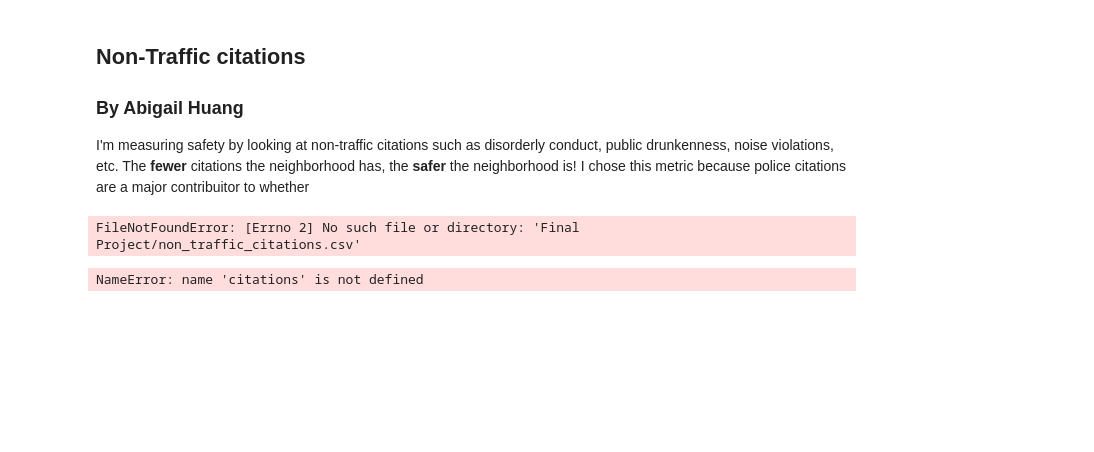
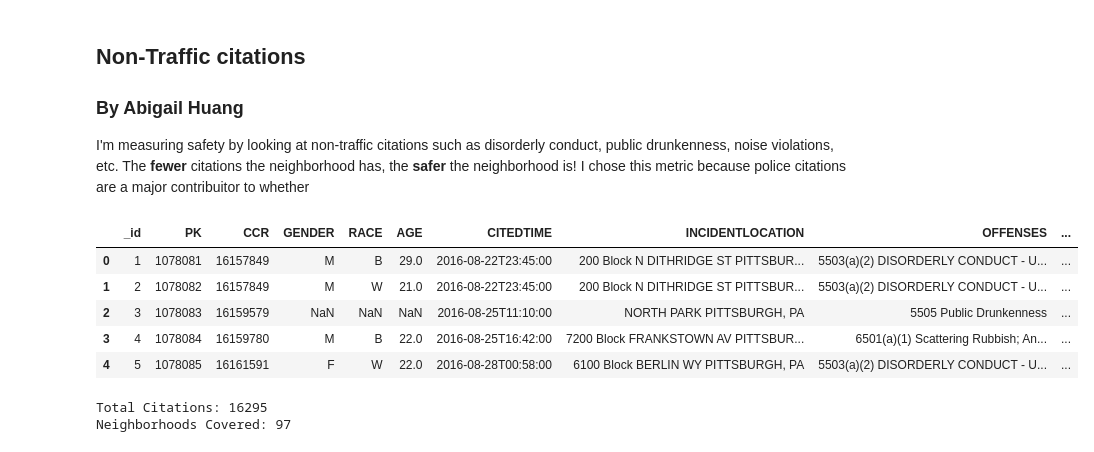
Before and after one commit to ajmitchell07/Final-Project-Best-Pittsburgh-Neighborhood-, a Jupyter notebook: individual_work/Abigail-Huang-Analysis.ipynb, the cells around one changed output. Cells and saved outputs as stored; diff of their text form; code cells hidden in the pictures; blank space fills up the shorter version.

```diff
--- a/individual_work/Abigail-Huang-Analysis.ipynb
+++ b/individual_work/Abigail-Huang-Analysis.ipynb
@@ -7,10 +8,16 @@ import pandas as pd
 # %%
-citations = pd.read_csv("Final Project/non_traffic_citations.csv")
+citations = pd.read_csv("../data/non_traffic_citations.csv")
 citations.head()
 # %% [output]
-FileNotFoundError: [Errno 2] No such file or directory: 'Final Project/non_traffic_citations.csv'
+|  | _id | PK | CCR | GENDER | RACE | AGE | CITEDTIME | INCIDENTLOCATION | OFFENSES | ... |
+| 0 | 1 | 1078081 | 16157849 | M | B | 29.0 | 2016-08-22T23:45:00 | 200 Block N DITHRIDGE ST PITTSBUR... | 5503(a)(2) DISORDERLY CONDUCT - U... | ... |
+| 1 | 2 | 1078082 | 16157849 | M | W | 21.0 | 2016-08-22T23:45:00 | 200 Block N DITHRIDGE ST PITTSBUR... | 5503(a)(2) DISORDERLY CONDUCT - U... | ... |
+| 2 | 3 | 1078083 | 16159579 | NaN | NaN | NaN | 2016-08-25T11:10:00 | NORTH PARK PITTSBURGH, PA | 5505 Public Drunkenness | ... |
+| 3 | 4 | 1078084 | 16159780 | M | B | 22.0 | 2016-08-25T16:42:00 | 7200 Block FRANKSTOWN AV PITTSBUR... | 6501(a)(1) Scattering Rubbish; An... | ... |
+| 4 | 5 | 1078085 | 16161591 | F | W | 22.0 | 2016-08-28T00:58:00 | 6100 Block BERLIN WY PITTSBURGH, PA | 5503(a)(2) DISORDERLY CONDUCT - U... | ... |
 # %%
 print("Total Citations:", len(citations))
-print("Neighborhoods Covered:",)
+print("Neighborhoods Covered:", citations['NEIGHBORHOOD'].nunique())
 # %% [output]
-NameError: name 'citations' is not defined
+Total Citations: 16295
+Neighborhoods Covered: 97
```
Also changed, not shown: parts of 3 cells of this notebook.
